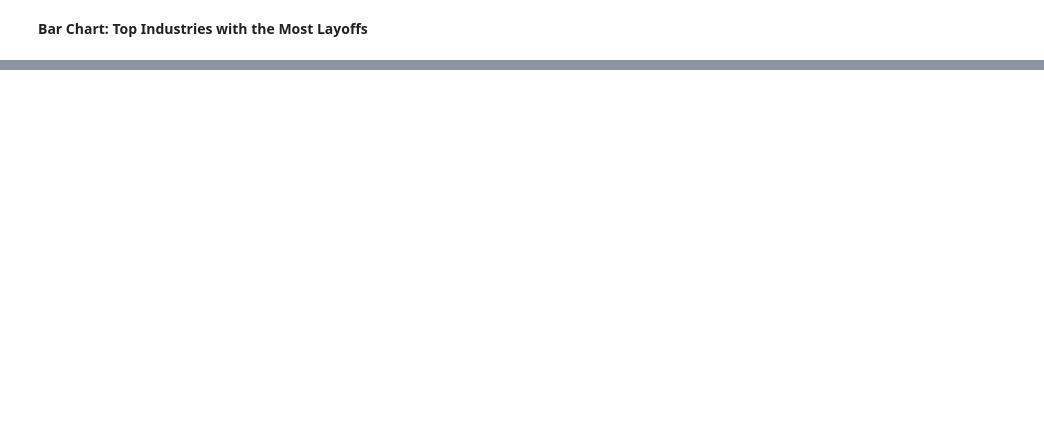
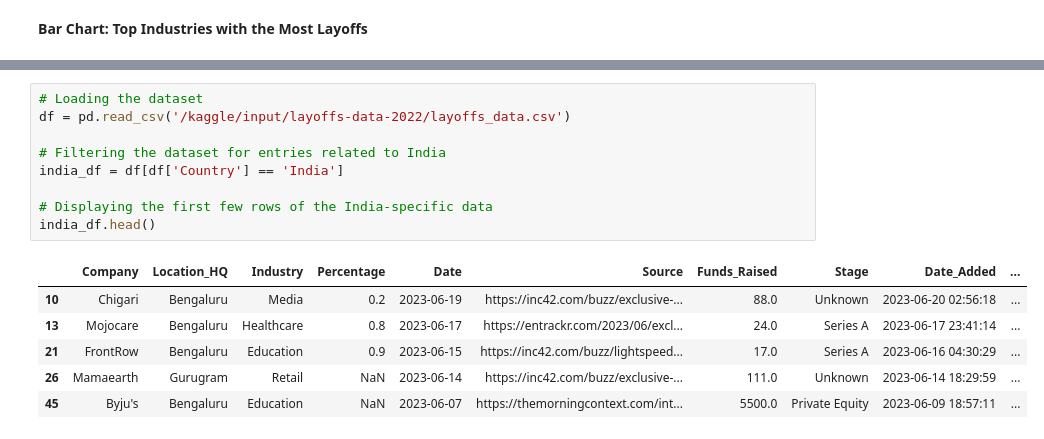
Before and after one commit to raj-rajat/Layoffs-Dataset-2023, a Jupyter notebook: layoffs-dataset-2023.ipynb, the cells around one changed output, grey strips where cells are left out. Saved outputs shown, nothing was run; the diff lists cells and outputs as text; blank space fills up the shorter version.

Commit message:
Kaggle Notebook | Layoffs Dataset 2023 | Version 3

```diff
--- a/layoffs-dataset-2023.ipynb
+++ b/layoffs-dataset-2023.ipynb
@@ -388,3 +390,19 @@ fig24 = px.violin(df,
 fig24.show()
 # %% [output]
 [interactive output not drawn]
+# %%
+# Loading the dataset
+df = pd.read_csv('/kaggle/input/layoffs-data-2022/layoffs_data.csv')
+
+# Filtering the dataset for entries related to India
+india_df = df[df['Country'] == 'India']
+
+# Displaying the first few rows of the India-specific data
+india_df.head()
+# %% [output]
+|  | Company | Location_HQ | Industry | Percentage | Date | Source | Funds_Raised | Stage | Date_Added | ... |
+| 10 | Chigari | Bengaluru | Media | 0.2 | 2023-06-19 | https://inc42.com/buzz/exclusive-... | 88.0 | Unknown | 2023-06-20 02:56:18 | ... |
+| 13 | Mojocare | Bengaluru | Healthcare | 0.8 | 2023-06-17 | https://entrackr.com/2023/06/excl... | 24.0 | Series A | 2023-06-17 23:41:14 | ... |
+| 21 | FrontRow | Bengaluru | Education | 0.9 | 2023-06-15 | https://inc42.com/buzz/lightspeed... | 17.0 | Series A | 2023-06-16 04:30:29 | ... |
+| 26 | Mamaearth | Gurugram | Retail | NaN | 2023-06-14 | https://inc42.com/buzz/exclusive-... | 111.0 | Unknown | 2023-06-14 18:29:59 | ... |
+| 45 | Byju's | Bengaluru | Education | NaN | 2023-06-07 | https://themorningcontext.com/int... | 5500.0 | Private Equity | 2023-06-09 18:57:11 | ... |
```
Also changed, not shown: parts of 14 cells of this notebook.
